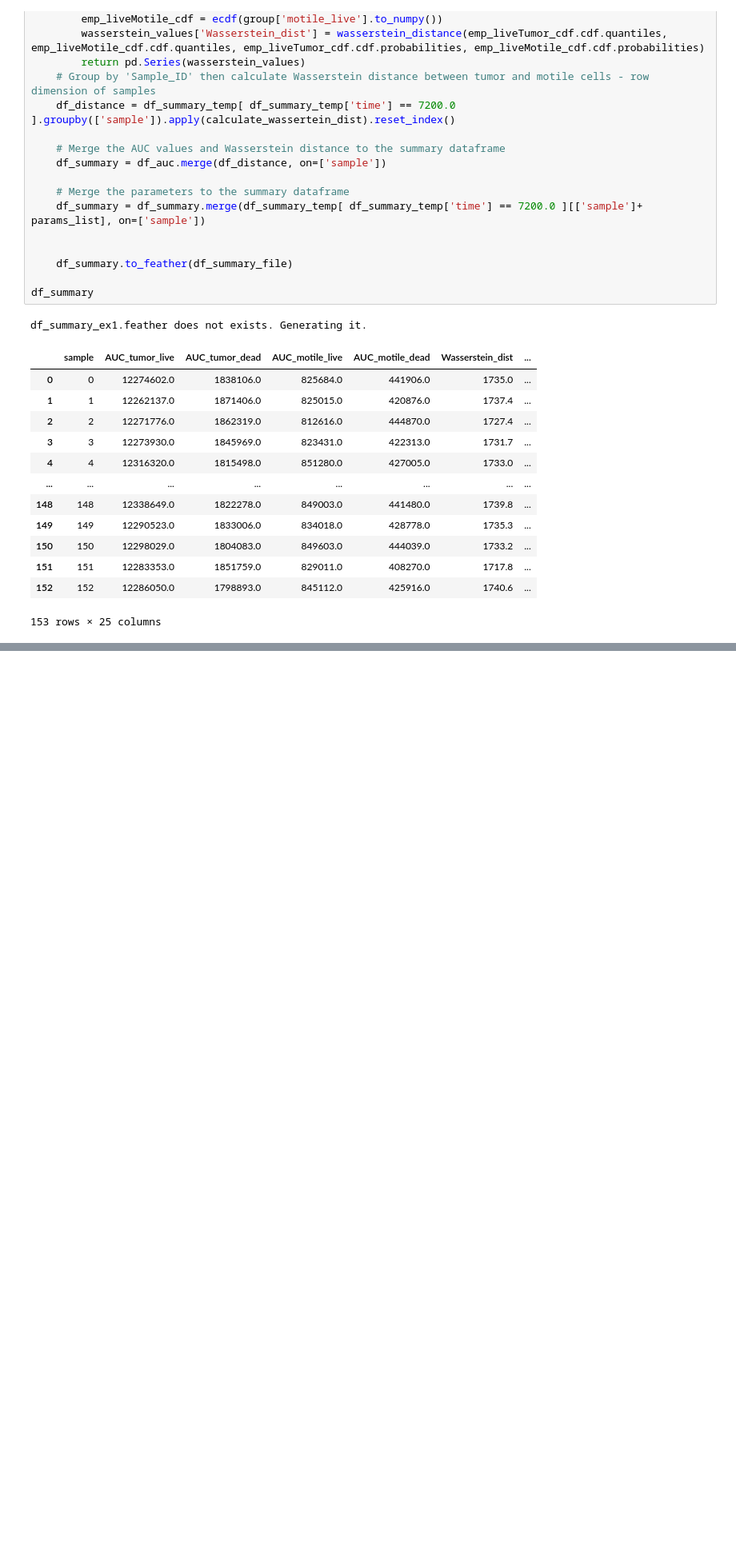
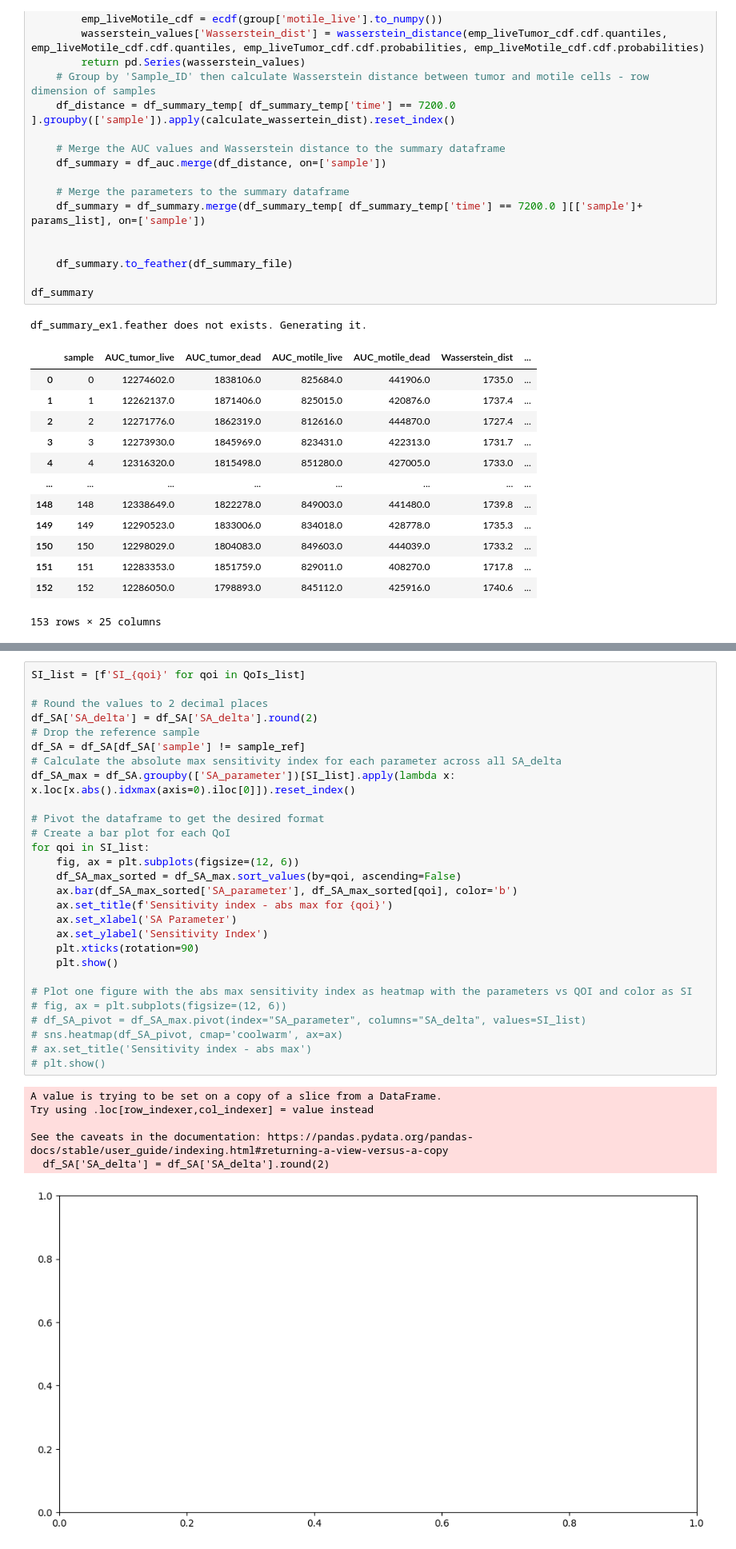
Before and after one commit to PhysiCell-Models/grammar_samples, a Jupyter notebook: Sensitivity_Analysis/SA_script_ex1.ipynb, the cells around one changed output, grey strips where cells are left out. Shown: that part at 80% size. Saved outputs shown, nothing was run; the diff lists cells and outputs as text; blank space fills up the shorter version.

```diff
--- a/Sensitivity_Analysis/SA_script_ex1.ipynb
+++ b/Sensitivity_Analysis/SA_script_ex1.ipynb
@@ -260,0 +282,35 @@ plt.show()
+# %%
+SI_list = [f'SI_{qoi}' for qoi in QoIs_list]
+
+# Round the values to 2 decimal places
+df_SA['SA_delta'] = df_SA['SA_delta'].round(2)
+# Drop the reference sample
+df_SA = df_SA[df_SA['sample'] != sample_ref]
+# Calculate the absolute max sensitivity index for each parameter across all SA_delta
+df_SA_max = df_SA.groupby(['SA_parameter'])[SI_list].apply(lambda x: x.loc[x.abs().idxmax(axis=0).iloc[0]]).reset_index()
+
+# Pivot the dataframe to get the desired format
+# Create a bar plot for each QoI
+for qoi in SI_list:
+    fig, ax = plt.subplots(figsize=(12, 6))
+    df_SA_max_sorted = df_SA_max.sort_values(by=qoi, ascending=False)
+    ax.bar(df_SA_max_sorted['SA_parameter'], df_SA_max_sorted[qoi], color='b')
+    ax.set_title(f'Sensitivity index - abs max for {qoi}')
+    ax.set_xlabel('SA Parameter')
+    ax.set_ylabel('Sensitivity Index')
+    plt.xticks(rotation=90)
+    plt.show()
+
+# Plot one figure with the abs max sensitivity index as heatmap with the parameters vs QOI and color as SI
+# fig, ax = plt.subplots(figsize=(12, 6))
+# df_SA_pivot = df_SA_max.pivot(index="SA_parameter", columns="SA_delta", values=SI_list)
+# sns.heatmap(df_SA_pivot, cmap='coolwarm', ax=ax)
+# ax.set_title('Sensitivity index - abs max')
+# plt.show()
+# %% [output]
+A value is trying to be set on a copy of a slice from a DataFrame.
+Try using .loc[row_indexer,col_indexer] = value instead
+
+See the caveats in the documentation: https://pandas.pydata.org/pandas-docs/stable/user_guide/indexing.html#returning-a-view-versus-a-copy
+  df_SA['SA_delta'] = df_SA['SA_delta'].round(2)
+[figure, added]
```
Also changed, not shown: parts of 6 cells of this notebook.
